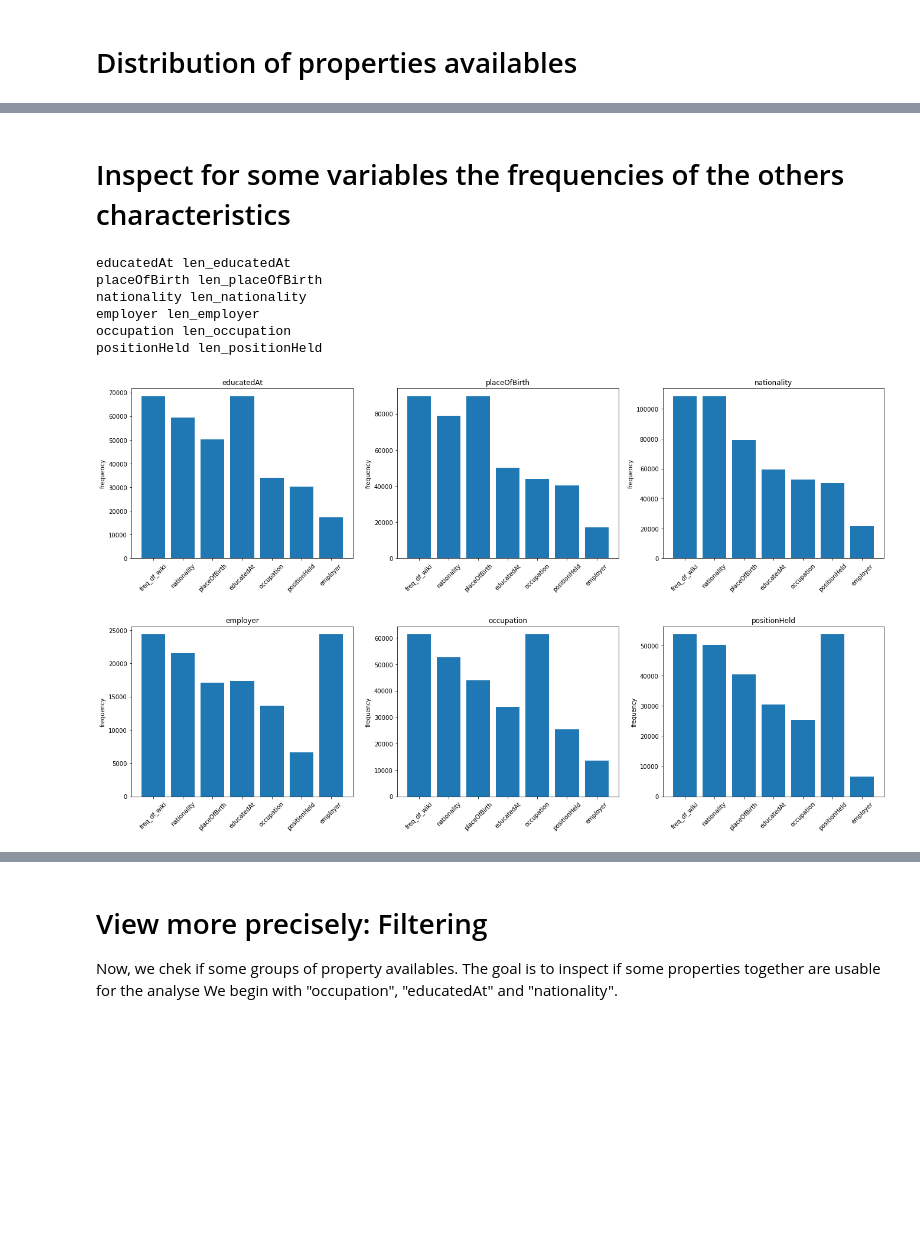
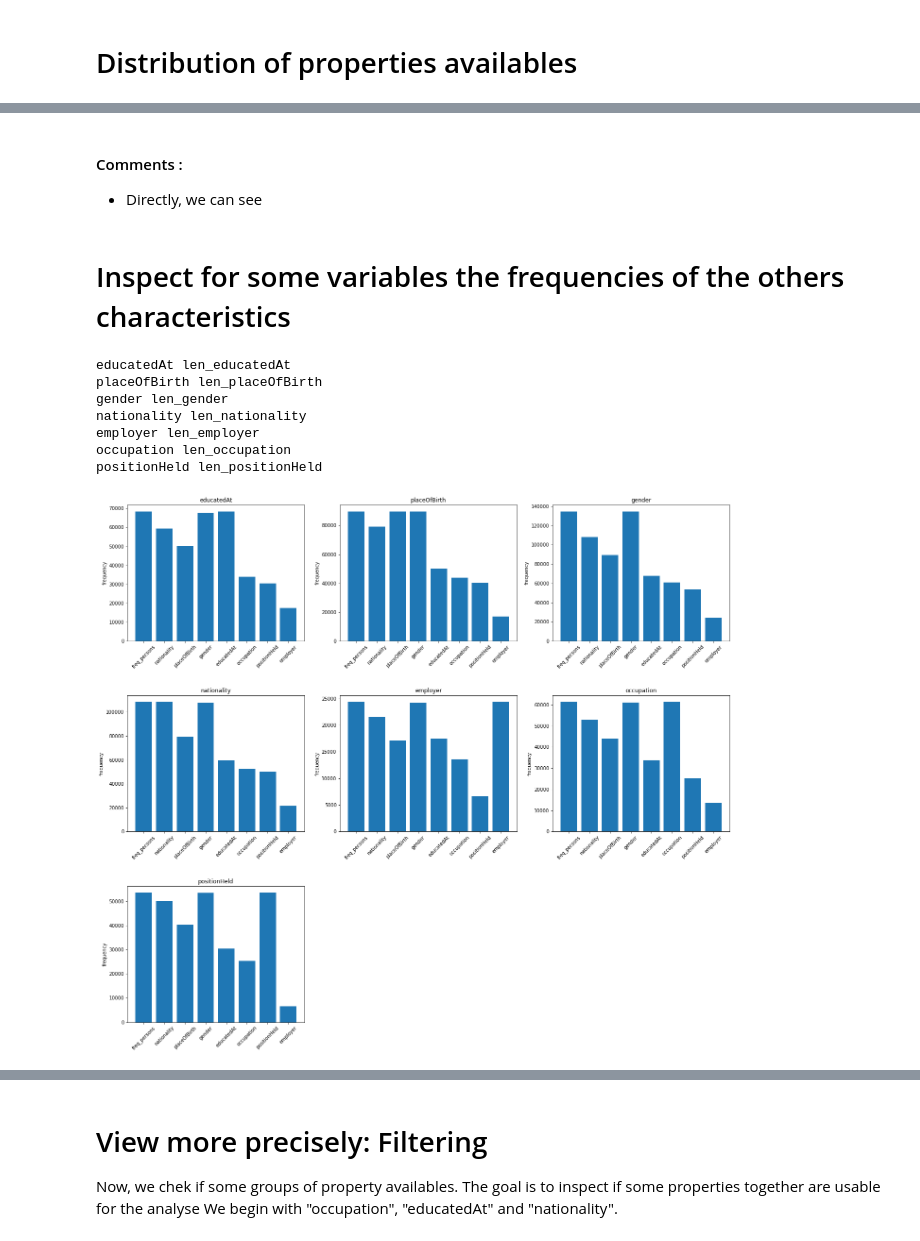
Before and after one commit to Semantic-Data-for-Humanities/Economists_Jurists, a Jupyter notebook: Notebooks/Sounding_Wikidata.ipynb, the cells around one changed output, grey strips where cells are left out. Saved outputs shown, nothing was run; the diff lists cells and outputs as text; code cells hidden in the pictures; blank space fills up the shorter version.

Commit message:
fix bug and add pictures

```diff
--- a/Notebooks/Sounding_Wikidata.ipynb
+++ b/Notebooks/Sounding_Wikidata.ipynb
@@ -2014,6 +2019,8 @@ for i,r in list(persons.iterrows()):
     properties = []
     if r['len_placeOfBirth'] > 0:
         properties.append('placeOfBirth')
+    if r['len_gender'] > 0:
+        properties.append('gender')
     if r['len_nationality'] > 0:
         properties.append('nationality')
     if r['len_educatedAt'] > 0:
@@ -2110,6 +2117,7 @@ Name: properties, dtype: int64
 # %%
 freq_persons = 0
 nationality = 0
+gender = 0
 placeOfBirth = 0
 educatedAt = 0
 doctoralAdvisor = 0
@@ -2123,6 +2131,8 @@ for i,r in list(persons.iterrows()):
         nationality += 1
     if r['len_placeOfBirth'] > 0:
         placeOfBirth += 1
+    if r['len_gender'] > 0:
+        gender += 1
     if r['len_educatedAt'] > 0:
         educatedAt += 1
     if r['len_doctoralAdvisor'] > 0:
@@ -2136,7 +2146,7 @@ for i,r in list(persons.iterrows()):
     if r['len_employer'] > 0:
         employer += 1
 # %%
-frequencies_properties = pd.Series({"freq_persons": freq_persons, "nationality": nationality, "placeOfBirth":placeOfBirth, "educatedAt":educatedAt,\
+frequencies_properties = pd.Series({"freq_persons": freq_persons, "nationality": nationality, "placeOfBirth":placeOfBirth, "gender": gender, "educatedAt":educatedAt,\
                                   "doctoralAdvisor":doctoralAdvisor, "doctoralStudent":doctoralStudent, "occupation":occupation, "positionHeld":positionHeld, "employer":employer })
 frequencies_properties
 # %% [output]
@@ -2385,13 +2393,18 @@ plt.show()
+# %% [markdown]
+#### Comments :
+
+* Directly, we can see
 # %% [markdown]
 # Inspect for some variables the frequencies of the others characteristics
 # %%
 #  variables retained
-observed_variables = {"educatedAt":"len_educatedAt","placeOfBirth": "len_placeOfBirth", "nationality":"len_nationality", "employer":"len_employer", "occupation":"len_occupation", "positionHeld":"len_positionHeld", }
+observed_variables = {"educatedAt":"len_educatedAt","placeOfBirth": "len_placeOfBirth", "gender":"len_gender","nationality":"len_nationality", "employer":"len_employer", "occupation":"len_occupation", "positionHeld":"len_positionHeld", }
 for i,v in observed_variables.items():
     print(i,v)
 # %% [output]
 educatedAt len_educatedAt
 placeOfBirth len_placeOfBirth
+gender len_gender
 nationality len_nationality
 employer len_employer
 occupation len_occupation
@@ -2411,6 +2424,7 @@ for ix,v in observed_variables.items():
     freq_persons = 0
     nationality = 0
     placeOfBirth = 0
+    gender = 0
     educatedAt = 0
     occupation = 0
     positionHeld = 0
@@ -2422,6 +2436,8 @@ for ix,v in observed_variables.items():
                 nationality += 1
             if r['len_placeOfBirth'] > 0:
                 placeOfBirth += 1
+            if r['len_gender'] > 0:
+                gender += 1
             if r['len_educatedAt'] > 0:
                 educatedAt += 1
             if r['len_occupation'] > 0:
@@ -2430,37 +2446,37 @@ for ix,v in observed_variables.items():
                 positionHeld += 1
             if r['len_employer'] > 0:
                 employer += 1
-    frequencies_properties = pd.Series({"freq_persons": freq_persons, "nationality": nationality, "placeOfBirth":placeOfBirth, "educatedAt":educatedAt,\
+    frequencies_properties = pd.Series({"freq_persons": freq_persons, "nationality": nationality, "placeOfBirth":placeOfBirth, "gender":gender, "educatedAt":educatedAt,\
                                    "occupation":occupation, "positionHeld":positionHeld, "employer":employer })
 
     x = [l for l in frequencies_properties.index]
     y = [l for l in frequencies_properties]
 
 
     plt.subplot(3, 3, plot_id)
 
     plt.title(ix)
 
     plt.bar(x, y)
     plt.gcf().set_size_inches(12, 8)
     plt.xticks(rotation=45)
 
     plt.ylabel('frequency')
 
 
     plot_id += 1
 
 
 plt.subplots_adjust(#left=0.1,
                    bottom=0.1,
                    right=1.6,
                    top=2,
                    # wspace=0.4,
                    hspace=0.4
                    )
-#plt.savefig('exported_pictures/frequencies_property_others_properties.png', dpi=100, bbox_inches = "tight") #pdf, svg
+plt.savefig('exported_pictures/frequencies_property_others_properties.png', dpi=100, bbox_inches = "tight") #pdf, svg
 plt.show()
 # %% [output]
-[figure, old version]
+[figure, new version]
 # %% [markdown]
 #### Comments:
```
Also changed, not shown: parts of 55 cells of this notebook, 13 other files.
